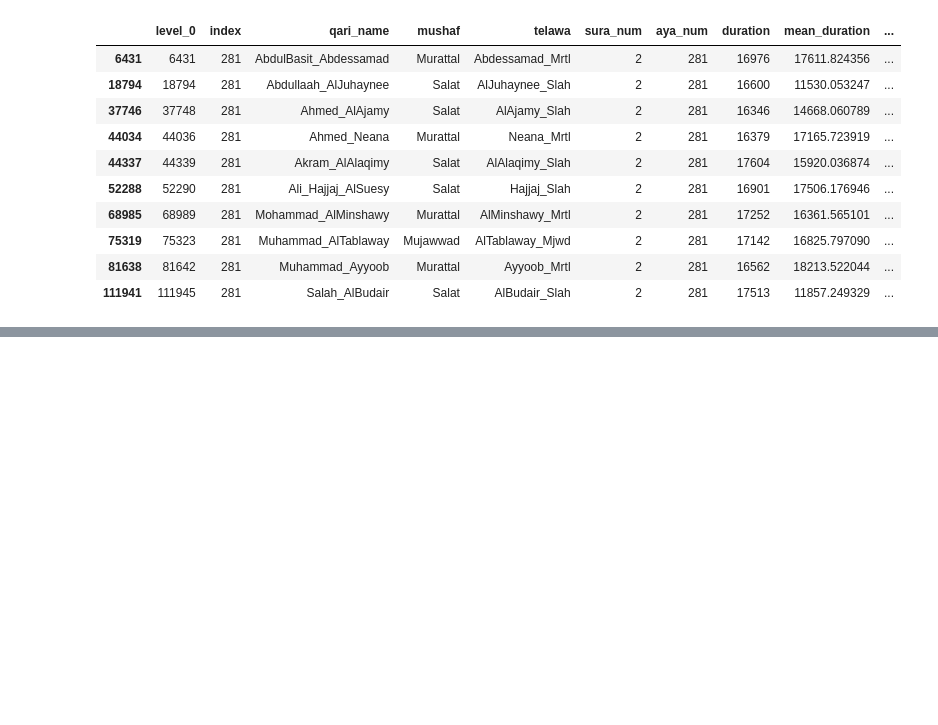
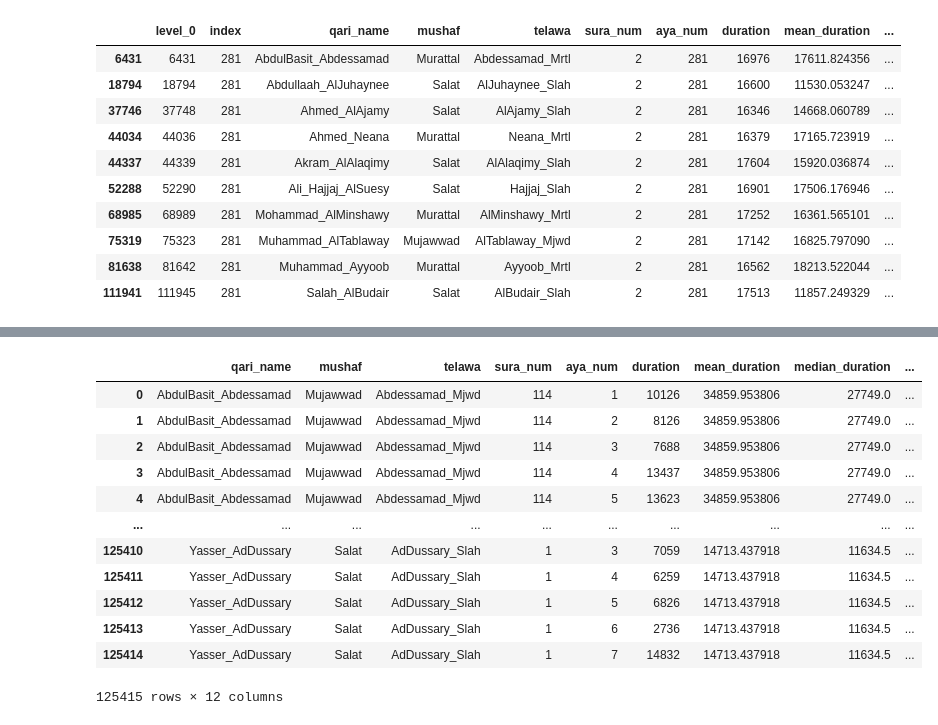
Before and after one commit to drnesr/QuranDataset, a Jupyter notebook: Code/DB_Qur_001.ipynb, the cells around one changed output, grey strips where cells are left out. Saved outputs shown, nothing was run; the diff lists cells and outputs as text; code cells hidden in the pictures; blank space fills up the shorter version.

```diff
--- a/Code/DB_Qur_001.ipynb
+++ b/Code/DB_Qur_001.ipynb
@@ -1442,0 +1479,2 @@ rel_ds2[(rel_ds2.sura_num == 2) & (rel_ds2.aya_num == 281)]
+# %%
+rel_ds2.drop(columns=['level_0','index'], inplace=True)
@@ -1442,0 +1495,16 @@ rel_ds2[(rel_ds2.sura_num == 2) & (rel_ds2.aya_num == 281)]
+# %%
+rel_ds2
+# %% [output]
+|  | qari_name | mushaf | telawa | sura_num | aya_num | duration | mean_duration | median_duration | ... |
+| 0 | AbdulBasit_Abdessamad | Mujawwad | Abdessamad_Mjwd | 114 | 1 | 10126 | 34859.953806 | 27749.0 | ... |
+| 1 | AbdulBasit_Abdessamad | Mujawwad | Abdessamad_Mjwd | 114 | 2 | 8126 | 34859.953806 | 27749.0 | ... |
+| 2 | AbdulBasit_Abdessamad | Mujawwad | Abdessamad_Mjwd | 114 | 3 | 7688 | 34859.953806 | 27749.0 | ... |
+| 3 | AbdulBasit_Abdessamad | Mujawwad | Abdessamad_Mjwd | 114 | 4 | 13437 | 34859.953806 | 27749.0 | ... |
+| 4 | AbdulBasit_Abdessamad | Mujawwad | Abdessamad_Mjwd | 114 | 5 | 13623 | 34859.953806 | 27749.0 | ... |
+| ... | ... | ... | ... | ... | ... | ... | ... | ... | ... |
+| 125410 | Yasser_AdDussary | Salat | AdDussary_Slah | 1 | 3 | 7059 | 14713.437918 | 11634.5 | ... |
+| 125411 | Yasser_AdDussary | Salat | AdDussary_Slah | 1 | 4 | 6259 | 14713.437918 | 11634.5 | ... |
+| 125412 | Yasser_AdDussary | Salat | AdDussary_Slah | 1 | 5 | 6826 | 14713.437918 | 11634.5 | ... |
+| 125413 | Yasser_AdDussary | Salat | AdDussary_Slah | 1 | 6 | 2736 | 14713.437918 | 11634.5 | ... |
+| 125414 | Yasser_AdDussary | Salat | AdDussary_Slah | 1 | 7 | 14832 | 14713.437918 | 11634.5 | ... |
+125415 rows × 12 columns
```
Also changed, not shown: parts of 14 cells of this notebook, 2 other files.
